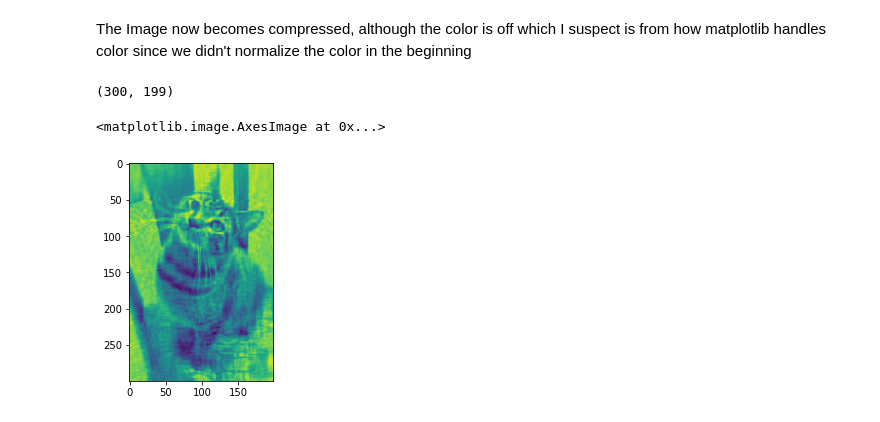
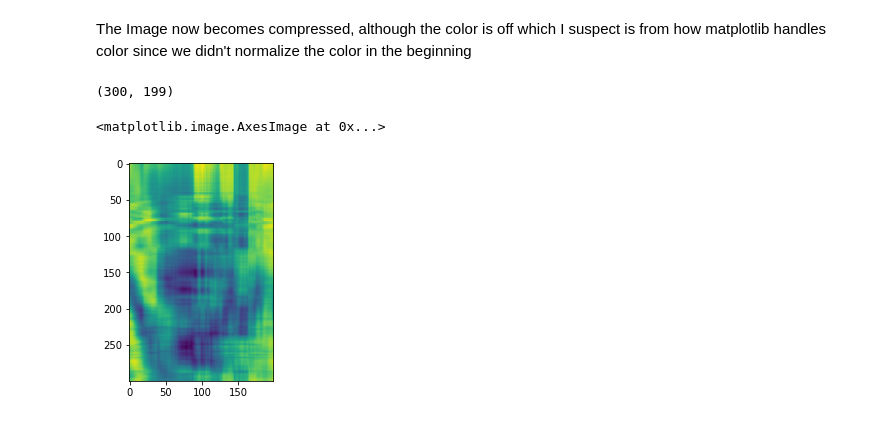
Before and after one commit to Marcupio/ProbandStats_Coursework, a Jupyter notebook: Week6/SVD_Demo.ipynb, the cells around one changed output. Cells and saved outputs as stored; diff of their text form; code cells hidden in the pictures.

```diff
--- a/Week6/SVD_Demo.ipynb
+++ b/Week6/SVD_Demo.ipynb
@@ -39,12 +39,12 @@ print(s.shape)
 # %% [markdown]
 The Image now becomes compressed, although the color is off which I suspect is from how matplotlib handles color since we didn't normalize the color in the beginning
 # %%
-k = 20
+k = 5
 Compressed_Image = sum([u[i,:,:k] @ np.diag(s[i,:k])@ vh[i,:k,:] for i in range(3)]).transpose()
 
 print(Compressed_Image.shape)
 imshow(Compressed_Image)
 # %% [output]
 (300, 199)
 <matplotlib.image.AxesImage at 0x...>
-[figure, old version]
+[figure, new version]
```
Also changed, not shown: 1 other file.
